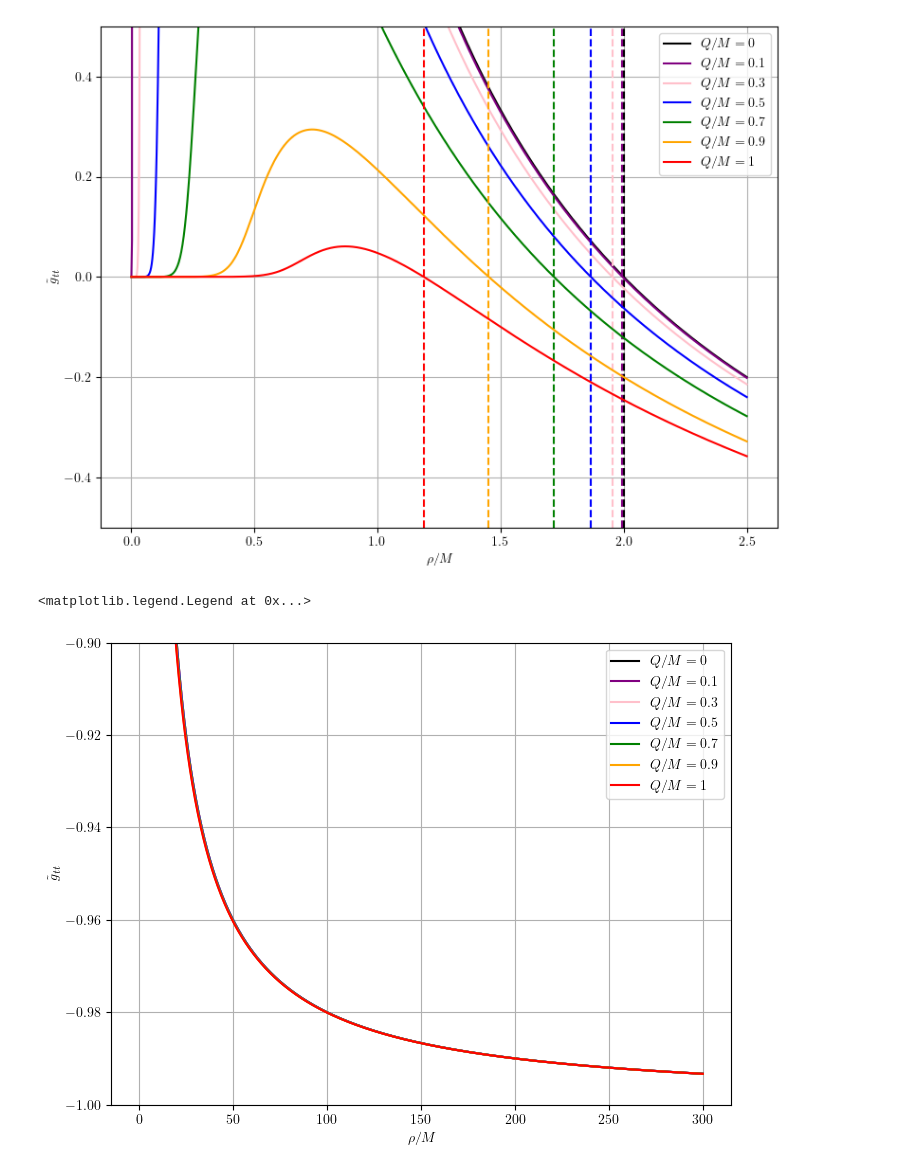
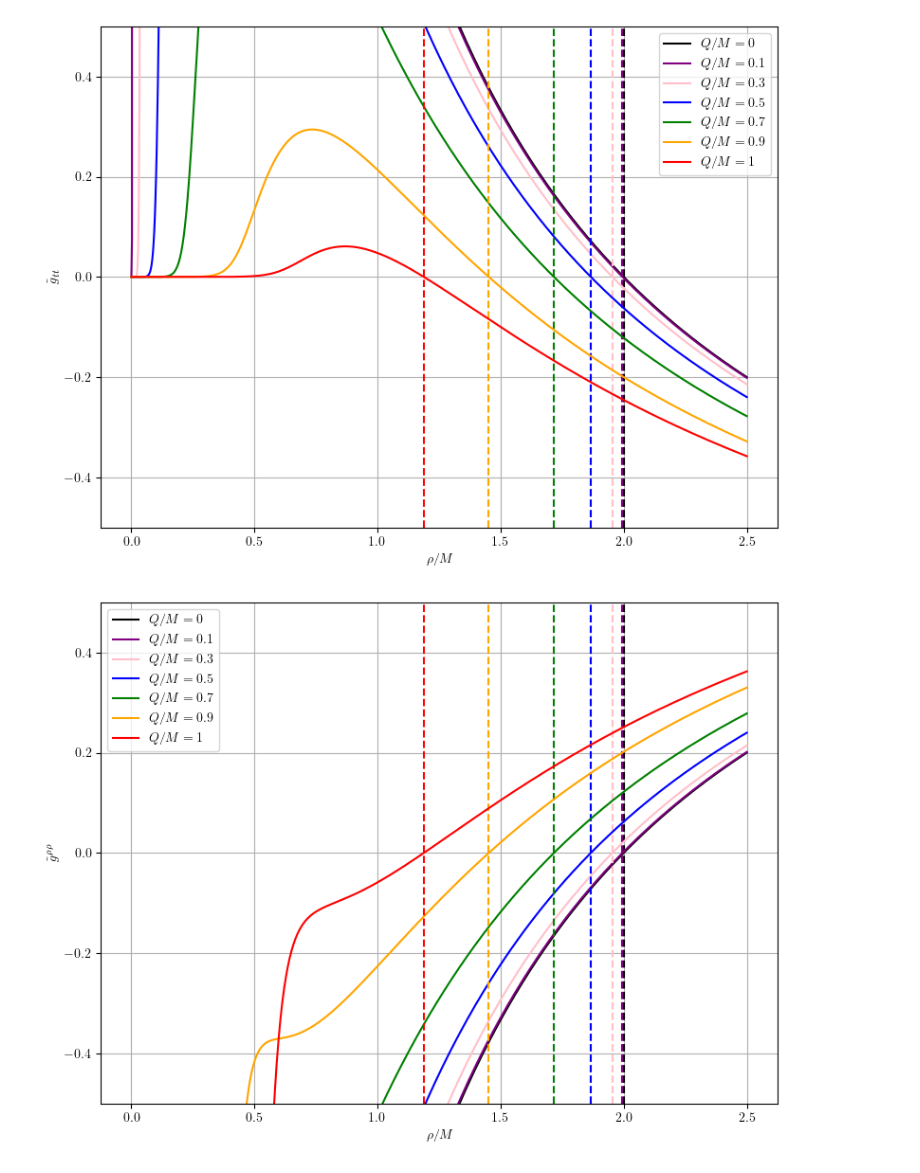
Before and after one commit to ArnaudCrepinge/M2Internship, a Jupyter notebook: Code/SimpleFigures.ipynb, the cells around one changed output. Cells and saved outputs as stored; diff of their text form; code cells hidden in the pictures.

```diff
--- a/Code/SimpleFigures.ipynb
+++ b/Code/SimpleFigures.ipynb
@@ -113,7 +121,7 @@ def r_coord(rho, Q):
 
 plt.figure(figsize=(8, 6))
 
-rho_array = np.linspace(0, 2.5, 1000)
+rho_array = np.linspace(1e-5, 2.5, 1000)
 
 cases = [(0, "black"),
         (0.1, "purple"),
@@ -144,27 +152,44 @@ plt.tight_layout()
 plt.savefig("images/gtt.png", dpi=150, bbox_inches='tight')
 # %% [output]
 [figure]
-# %%
-# Checks asymptotical behavior
-
-plt.figure(figsize=(8, 6))
-
-rho_array = np.linspace(0, 300, 1000)
-
-for q, c in cases:
-    r_array = np.array([r_coord(rho, q) for rho in rho_array])
-    g_tt = gtt(r_array, q)
-    rp, _ = rpm_ER(q)
-    plt.plot(rho_array, g_tt, label=rf"$Q/M = {q}$", color=c)
-    plt.plot([rho_ER(rp, q), rho_ER(rp, q)],[-bound, bound], color=c, linestyle='--')
-
-plt.xlabel(r"$\rho / M$")
-plt.ylabel(r"$\tilde g_{tt}$")
-
-plt.ylim(-1,-0.9)
-
-plt.grid()
-plt.legend()
-# %% [output]
-<matplotlib.legend.Legend at 0x...>
-[figure, removed]
+# %%
+# Checks that the horizon in rho is rho(r_+)
+
+def grr(r, Q):
+    return - (1 / gtt(r, Q))
+
+def dr_coord(rho, Q, eps=1e-9):
+    rp, rm = rpm_ER(Q)
+    return (r_coord(rho + eps, Q) - r_coord(rho - eps, Q)) / (2*eps)
+
+def drho_dr(r, Q):
+    _, rm = rpm_ER(Q)
+    f1 = (1 - rm/r)**(-12/13)
+    f2 = 1 - (12/13) * (rm/r)
+    return f1 * f2
+
+def grhorho(rho, Q):
+    f1 = drho_dr(r_coord(rho, Q), Q)**2
+    f2 = grr(r_coord(rho, Q), Q)
+    return f1/f2
+
+plt.figure(figsize=(8, 6))
+
+for q, c in cases:
+    g_rhorho = np.array([grhorho(rho, q) for rho in rho_array])
+    rp, _ = rpm_ER(q)
+    plt.plot(rho_array, g_rhorho, label=rf"$Q/M = {q}$", color=c)
+    plt.plot([rho_ER(rp, q), rho_ER(rp, q)],[-bound, bound], color=c, linestyle='--')
+
+plt.xlabel(r"$\rho / M$")
+plt.ylabel(r"$\tilde g^{\rho\rho}$")
+plt.ylim(-bound,bound)
+
+
+plt.grid()
+plt.legend()
+
+plt.tight_layout()
+plt.savefig("images/grhorho.png", dpi=150, bbox_inches='tight')
+# %% [output]
+[figure, added]
```
Also changed, not shown: parts of 1 cell of this notebook, 9 other files.
